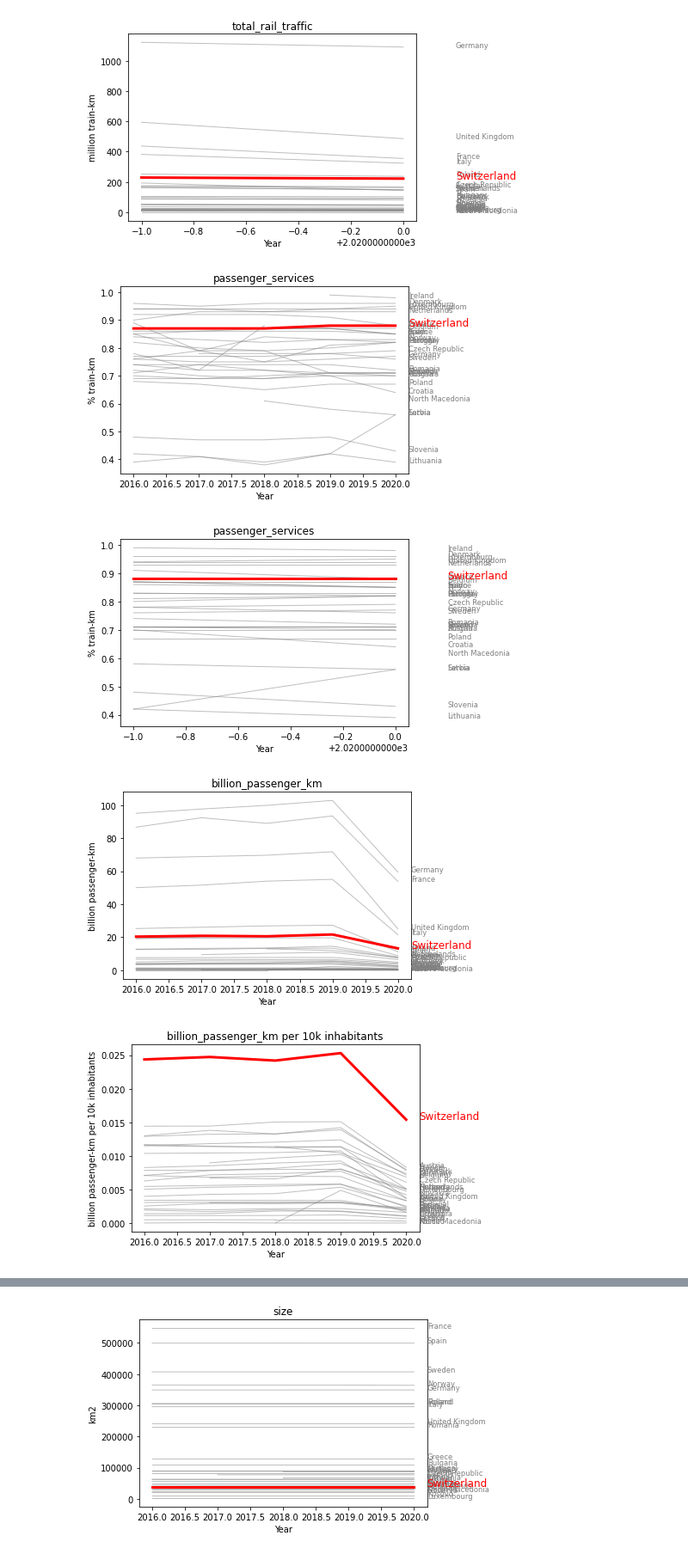
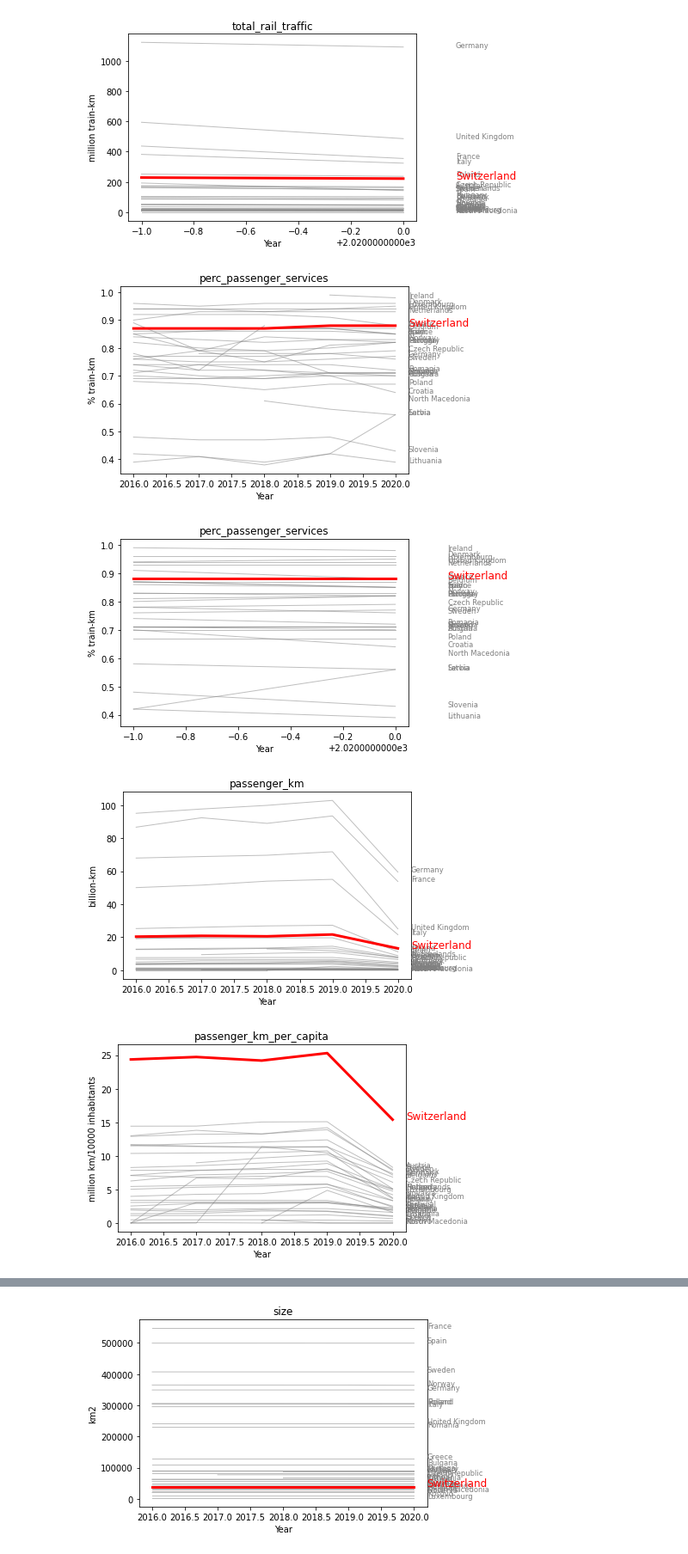
Before and after one commit to Jheim12/CAPP30239_FA22, a Jupyter notebook: EDA.ipynb, the cells around one changed output, grey strips where cells are left out. Shown: that part at 86% size. Cells and saved outputs as stored; diff of their text form; code cells hidden in the pictures.

```diff
--- a/EDA.ipynb
+++ b/EDA.ipynb
@@ -10,6 +10,8 @@ import matplotlib.pyplot as plt
 raw_eu = pd.read_csv('data/trains_europe.csv')
 eu = raw_eu.drop(0, axis = 0)
 unit = raw_eu.iloc[0].to_dict()
-eu.head(10)
+for col in eu.columns.drop('country'):
+    eu[col] = eu[col].astype(float)
+eu
 # %% [output]
 |  | country | year | total_rail_traffic | perc_passenger_services | passenger_km | population | size | ... |
@@ -54,22 +52,21 @@ def plot_eu(column, pandemic = False, per_size = False, per_capita = False):
             continue
         plt.plot(
             eu_p['year'],
-            eu_p[col]#,
-            # marker = '',
-            # color = 'grey',
-            # linewidth = 1,
-            # alpha = 0.5
+            eu_p[col],
+            marker = '',
+            color = 'grey',
+            linewidth = 1,
+            alpha = 0.5
         )
-        # plt.text(
-        #     x = 2020.2,
-        #     y = eu_p.iloc[-1][col],
-        #     s = col,
-        #     horizontalalignment='left',
-        #     size='small',
-        #     color='grey'
-        # )
+        plt.text(
+            x = 2020.2,
+            y = eu_p.iloc[-1][col],
+            s = col,
+            horizontalalignment='left',
+            size='small',
+            color='grey'
+        )
 
-    return None
     # Highlight Switzerland
     plt.plot(
         eu_p['year'],
@@ -95,5 +92,3 @@ def plot_eu(column, pandemic = False, per_size = False, per_capita = False):
     plt.ylabel(f"{unit[column]}{' per 10k km2' if per_size else ''}{' per 10k inhabitants' if per_capita else ''}")
 
     plt.show()
-
-plot_eu('total_rail_traffic', pandemic = False)
@@ -115,19 +105,19 @@ plot_eu('total_rail_traffic', pandemic = True)
 # %% [output]
 [figure]
 # %%
-plot_eu('passenger_services', pandemic = False)
+plot_eu('perc_passenger_services', pandemic = False)
 # %% [output]
-[figure, old version]
+[figure, new version]
 # %%
-plot_eu('passenger_services', pandemic = True)
+plot_eu('perc_passenger_services', pandemic = True)
 # %% [output]
-[figure, old version]
+[figure, new version]
 # %%
-plot_eu('billion_passenger_km', pandemic = False)
+plot_eu('passenger_km', pandemic = False)
 # %% [output]
-[figure, old version]
+[figure, new version]
 # %%
-plot_eu('billion_passenger_km', pandemic = False, per_capita = True)
+plot_eu('passenger_km_per_capita', pandemic = False)
 # %% [output]
-[figure, old version]
+[figure, new version]
 # %%
```
Also changed, not shown: parts of 25 cells of this notebook.
